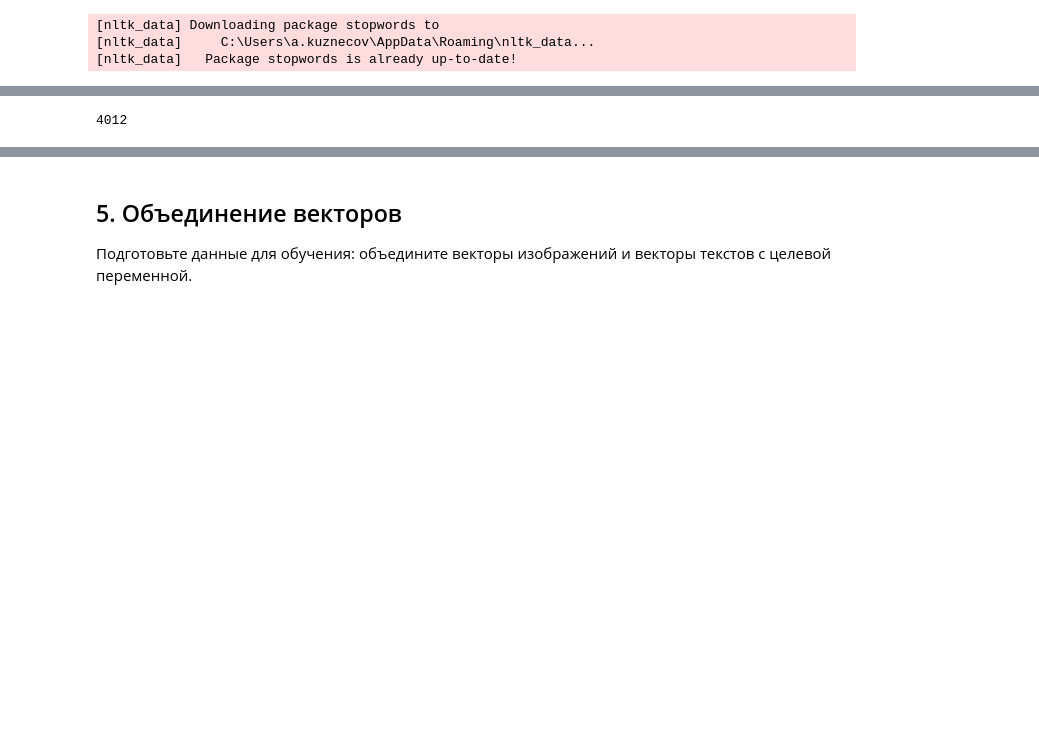
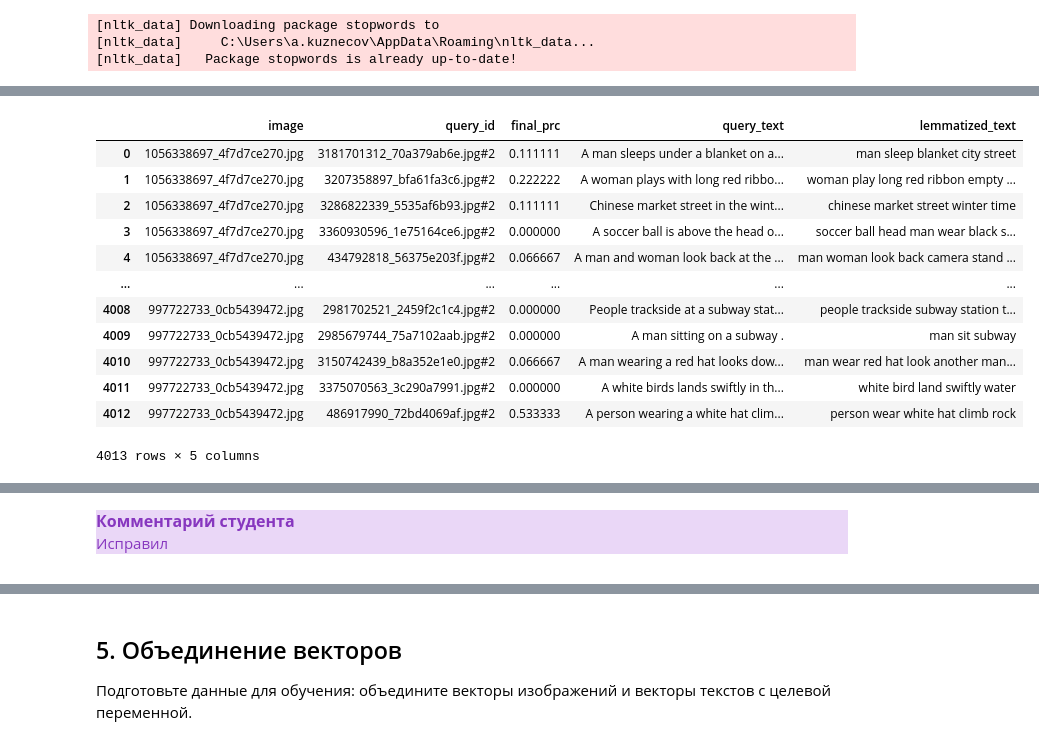
Before and after one commit to Andrefan1406/sb5, a Jupyter notebook: Андрей_Кузнецов_v1.ipynb, the cells around one changed output, grey strips where cells are left out. Drawn from its saved outputs; the diff is of its cells as text; code cells hidden in the pictures; blank space fills up the shorter version.

````diff
--- a/Андрей_Кузнецов_v1.ipynb
+++ b/Андрей_Кузнецов_v1.ipynb
@@ -733,3 +713,20 @@ for i in tqdm(range(0, 4012)):
+# %%
+df_final_filtered.reset_index(drop=True, inplace=True)
+df_final_filtered
+# %% [output]
+|  | image | query_id | final_prc | query_text | lemmatized_text |
+| 0 | 1056338697_4f7d7ce270.jpg | 3181701312_70a379ab6e.jpg#2 | 0.111111 | A man sleeps under a blanket on a... | man sleep blanket city street |
+| 1 | 1056338697_4f7d7ce270.jpg | 3207358897_bfa61fa3c6.jpg#2 | 0.222222 | A woman plays with long red ribbo... | woman play long red ribbon empty ... |
+| 2 | 1056338697_4f7d7ce270.jpg | 3286822339_5535af6b93.jpg#2 | 0.111111 | Chinese market street in the wint... | chinese market street winter time |
+| 3 | 1056338697_4f7d7ce270.jpg | 3360930596_1e75164ce6.jpg#2 | 0.000000 | A soccer ball is above the head o... | soccer ball head man wear black s... |
+| 4 | 1056338697_4f7d7ce270.jpg | 434792818_56375e203f.jpg#2 | 0.066667 | A man and woman look back at the ... | man woman look back camera stand ... |
+| ... | ... | ... | ... | ... | ... |
+| 4008 | 997722733_0cb5439472.jpg | 2981702521_2459f2c1c4.jpg#2 | 0.000000 | People trackside at a subway stat... | people trackside subway station t... |
+| 4009 | 997722733_0cb5439472.jpg | 2985679744_75a7102aab.jpg#2 | 0.000000 | A man sitting on a subway . | man sit subway |
+| 4010 | 997722733_0cb5439472.jpg | 3150742439_b8a352e1e0.jpg#2 | 0.066667 | A man wearing a red hat looks dow... | man wear red hat look another man... |
+| 4011 | 997722733_0cb5439472.jpg | 3375070563_3c290a7991.jpg#2 | 0.000000 | A white birds lands swiftly in th... | white bird land swiftly water |
+| 4012 | 997722733_0cb5439472.jpg | 486917990_72bd4069af.jpg#2 | 0.533333 | A person wearing a white hat clim... | person wear white hat climb rock |
+4013 rows × 5 columns
 # %% [markdown]
 <img src="https://upload.wikimedia.org/wikipedia/commons/thumb/8/81/Stop_sign.png/240px-Stop_sign.png" align=left width=35, heigth=35>
 <div class="alert alert-danger">
@@ -748,7 +745,3 @@ tqdm.pandas()
 data['lemm_text'] = data['text'].progress_apply(lemmafunction)
 ```
 </div>
-# %%
-len(lemmatized_results)
-# %% [output]
-4012
@@ -758,0 +748,7 @@ train_data_filtered.head()
+# %% [markdown]
+<div class="alert" style="background-color:#ead7f7;color:#8737bf">
+    <font size="3"><b>Комментарий студента</b></font>
+
+Исправил
+
+</div>
````
Also changed, not shown: parts of 21 cells of this notebook.
